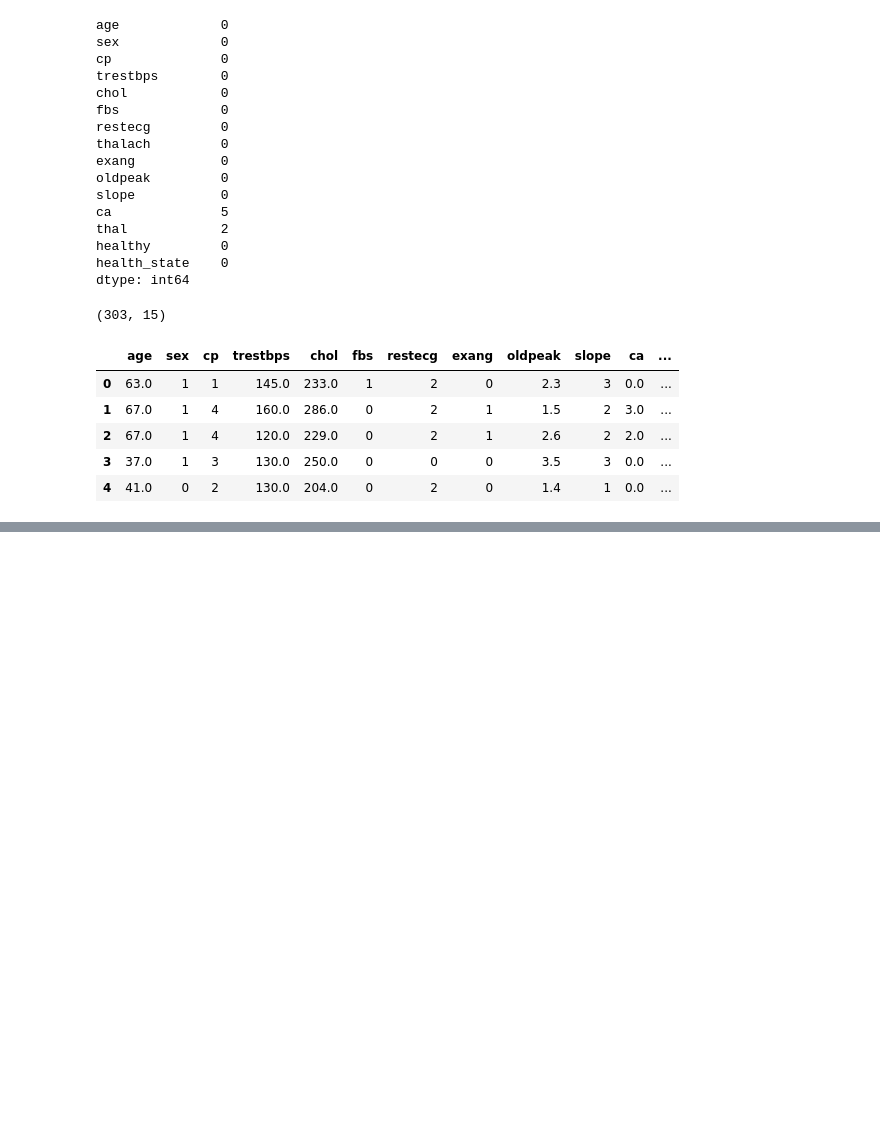
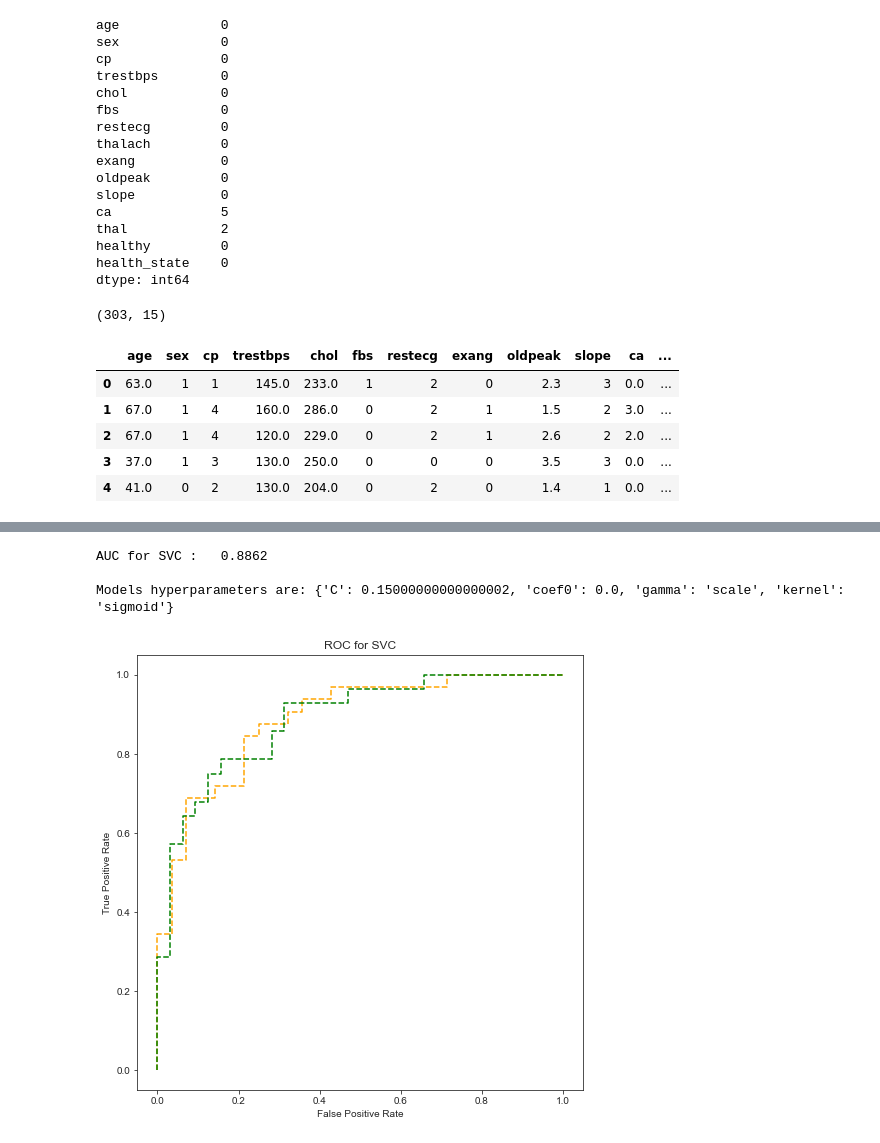
Before and after one commit to jast4ik/Hillel_ML_HW, a Jupyter notebook: HeartDisease/HD.ipynb, the cells around one changed output, grey strips where cells are left out. Saved outputs shown, nothing was run; the diff lists cells and outputs as text; code cells hidden in the pictures; blank space fills up the shorter version.

```diff
--- a/HeartDisease/HD.ipynb
+++ b/HeartDisease/HD.ipynb
@@ -254,0 +243,8 @@ for i in range(n_class):
+# %%
+predict_svc = svm_result.best_estimator_.predict_proba(X_test)
+print('AUC for SVC :\t{:.4f}'.format(roc_auc_score(y_test, svm_result.best_estimator_.decision_function(X_test), multi_class='ovr')))
+print("\nModels hyperparameters are: {}".format(svm_result.best_params_))
+# %% [output]
+AUC for SVC :   0.8862
+
+Models hyperparameters are: {'C': 0.15000000000000002, 'coef0': 0.0, 'gamma': 'scale', 'kernel': 'sigmoid'}
@@ -254,0 +258,11 @@ for i in range(n_class):
+# %%
+plt.subplots(1, figsize=(8, 8))
+plt.title('ROC for SVC')
+plt.plot(fp_svc[0], tp_svc[0], linestyle='--',color=colors[0], label=labels[0])
+plt.plot(fp_svc[1], tp_svc[1], linestyle='--',color=colors[1], label=labels[1])
+plt.ylabel('True Positive Rate')
+plt.xlabel('False Positive Rate')
+
+plt.show()
+# %% [output]
+[figure, added]
```
Also changed, not shown: parts of 14 cells of this notebook, 2 other files.
